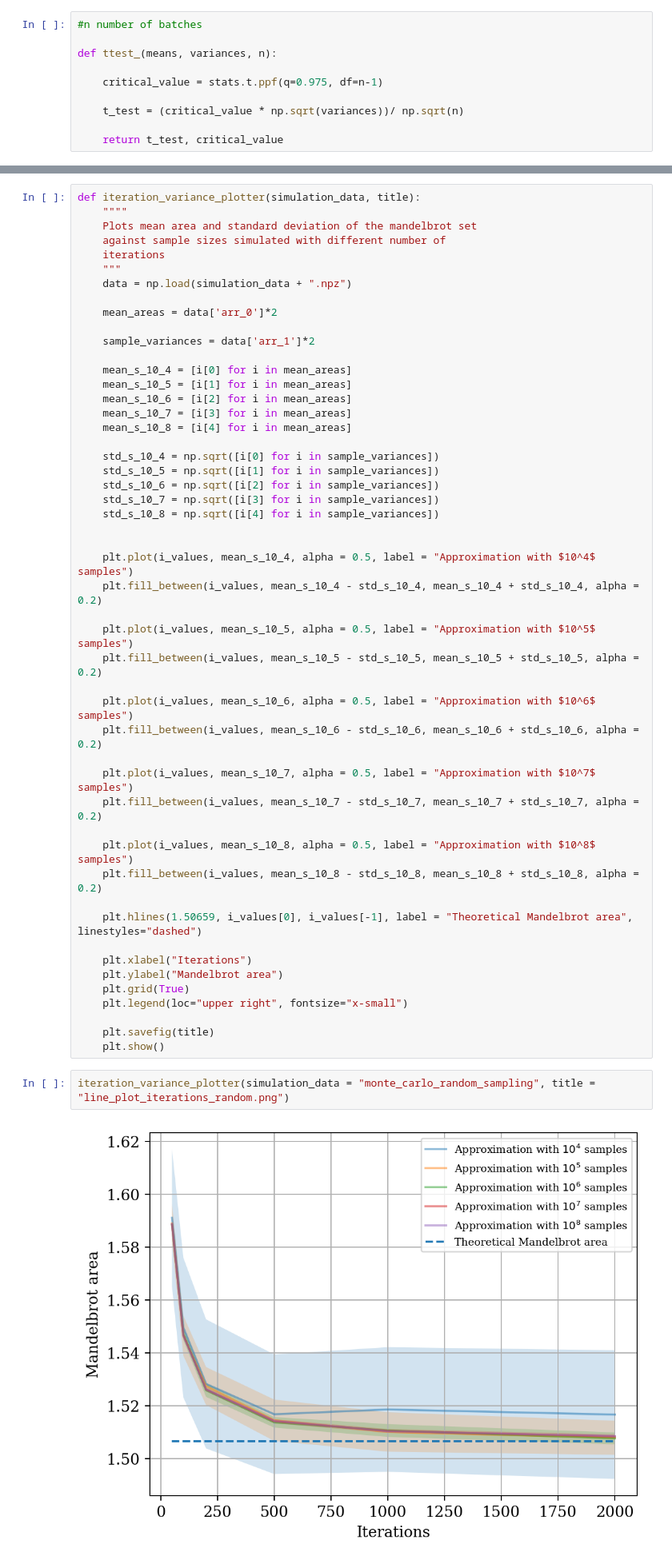
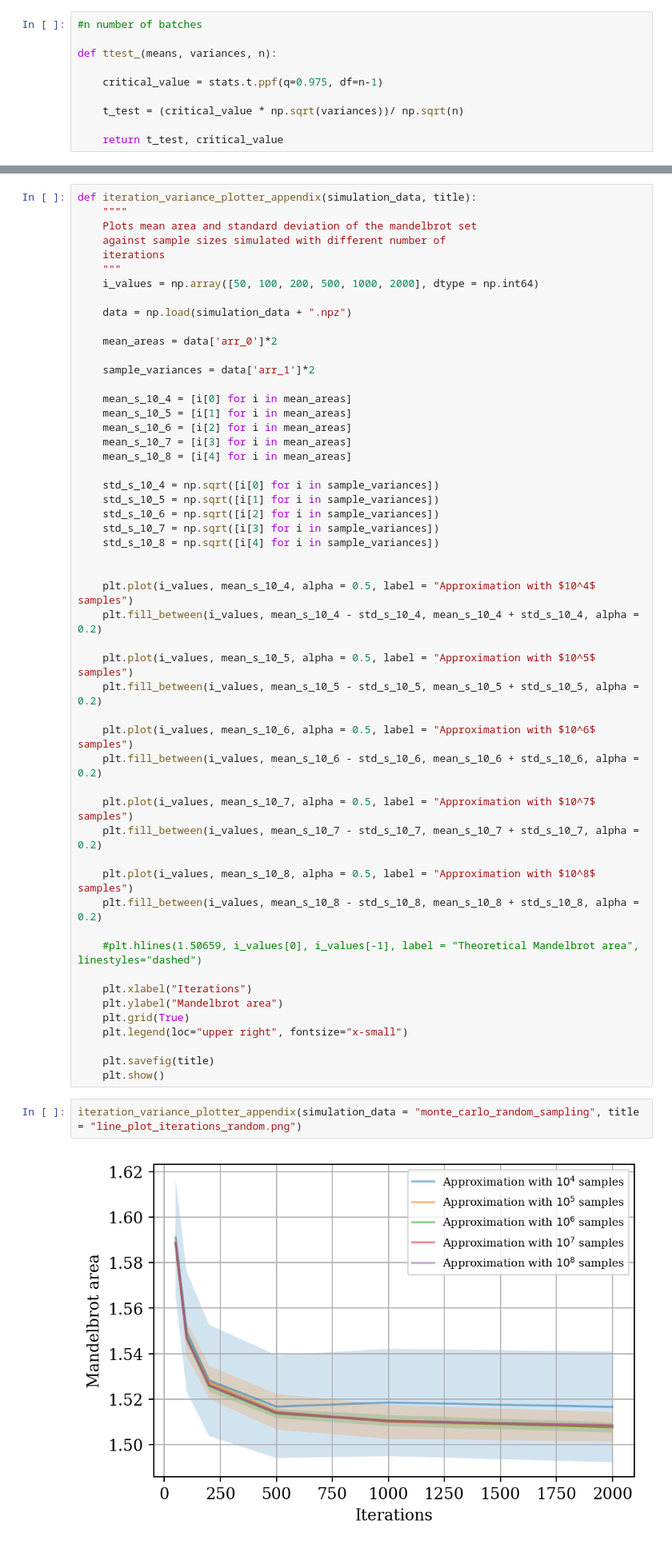
Before and after one commit to loonatick-src/stochastic-sim-1, a Jupyter notebook: monte_carlo.ipynb, the cells around one changed output, grey strips where cells are left out. Shown at 80% size. Drawn from its saved outputs; the diff is of its cells as text.

```diff
--- a/monte_carlo.ipynb
+++ b/monte_carlo.ipynb
@@ -358,10 +358,12 @@ sample_variance_plotter(simulation_data = "monte_carlo_random_sampling", title =
 # %%
-def iteration_variance_plotter(simulation_data, title):
+def iteration_variance_plotter_appendix(simulation_data, title):
     """"
     Plots mean area and standard deviation of the mandelbrot set
     against sample sizes simulated with different number of
     iterations
     """
+    i_values = np.array([50, 100, 200, 500, 1000, 2000], dtype = np.int64)
+
     data = np.load(simulation_data + ".npz")
 
     mean_areas = data['arr_0']*2
@@ -396,7 +398,7 @@ def iteration_variance_plotter(simulation_data, title):
     plt.plot(i_values, mean_s_10_8, alpha = 0.5, label = "Approximation with $10^8$ samples")
     plt.fill_between(i_values, mean_s_10_8 - std_s_10_8, mean_s_10_8 + std_s_10_8, alpha = 0.2)
 
-    plt.hlines(1.50659, i_values[0], i_values[-1], label = "Theoretical Mandelbrot area", linestyles="dashed")
+    #plt.hlines(1.50659, i_values[0], i_values[-1], label = "Theoretical Mandelbrot area", linestyles="dashed")
 
     plt.xlabel("Iterations")
     plt.ylabel("Mandelbrot area")
@@ -406,9 +408,9 @@ def iteration_variance_plotter(simulation_data, title):
     plt.savefig(title)
     plt.show()
 # %%
-iteration_variance_plotter(simulation_data = "monte_carlo_random_sampling", title = "line_plot_iterations_random.png")
+iteration_variance_plotter_appendix(simulation_data = "monte_carlo_random_sampling", title = "line_plot_iterations_random.png")
 # %% [output]
-[figure, old version]
+[figure, new version]
 # %%
 def sample_variance_box_plot(random_sampling_data, lhs_data, orthogonal_sampling_data, title):
 
```
Also changed, not shown: parts of 10 cells of this notebook, 3 other files.
